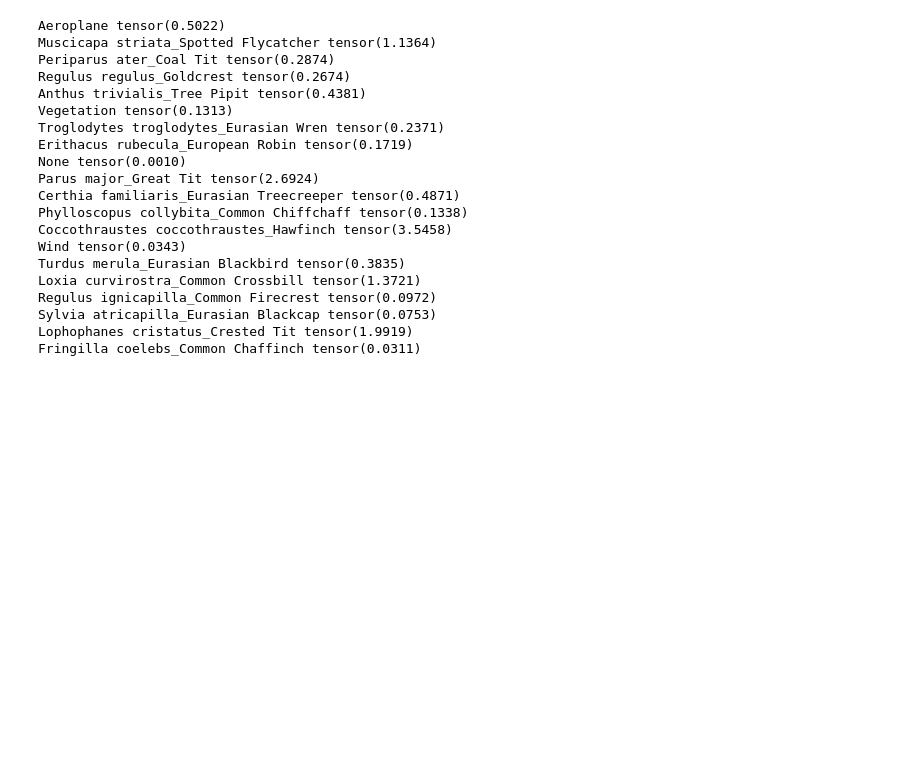
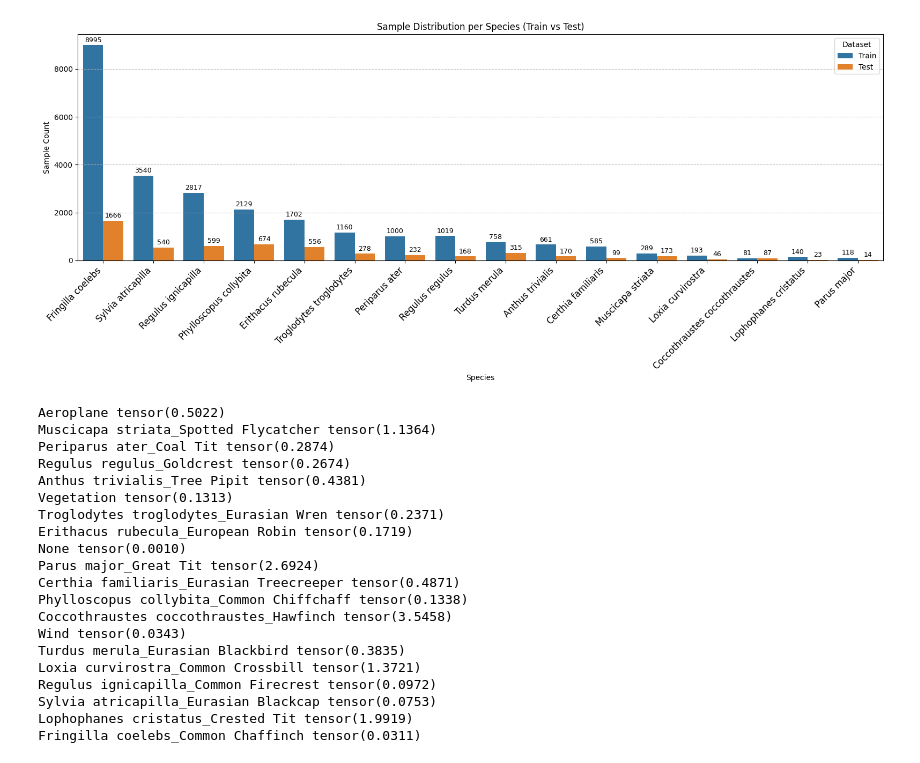
Before and after one commit to giacomoschiavo/finetuning-BirdNET, a Jupyter notebook: temp.ipynb, the cells around one changed output. Cells and saved outputs as stored; diff of their text form; code cells hidden in the pictures; blank space fills up the shorter version.

```diff
--- a/temp.ipynb
+++ b/temp.ipynb
@@ -59,3 +94,18 @@ plt.show()
+# %%
+plt.figure(figsize=(16, 7))
+ax = sns.barplot(x='Species', y='Sample Count', hue='Dataset', data=df_melted)
+plt.grid(True, axis='y', linestyle='--', alpha=0.8)  # Add horizontal grid lines
+
+# # Add sample counts above each bar
+for container in ax.containers:
+    ax.bar_label(container, fmt='%.0f', label_type='edge', fontsize=9, rotation=0, padding=2)
+
+plt.xticks(rotation=45, ha="right", fontsize=12)
+plt.title("Sample Distribution per Species (Train vs Test)")
+plt.tight_layout()
+plt.show()
+# %% [output]
+[figure, added]
 # %%
 with open('/home/giacomoschiavo/finetuning-BirdNET/utils/dataset/dataset_config_augm_final.json') as f:
     dataset_config = json.load(f)
```
Also changed, not shown: parts of 7 cells of this notebook, 1 other file.
